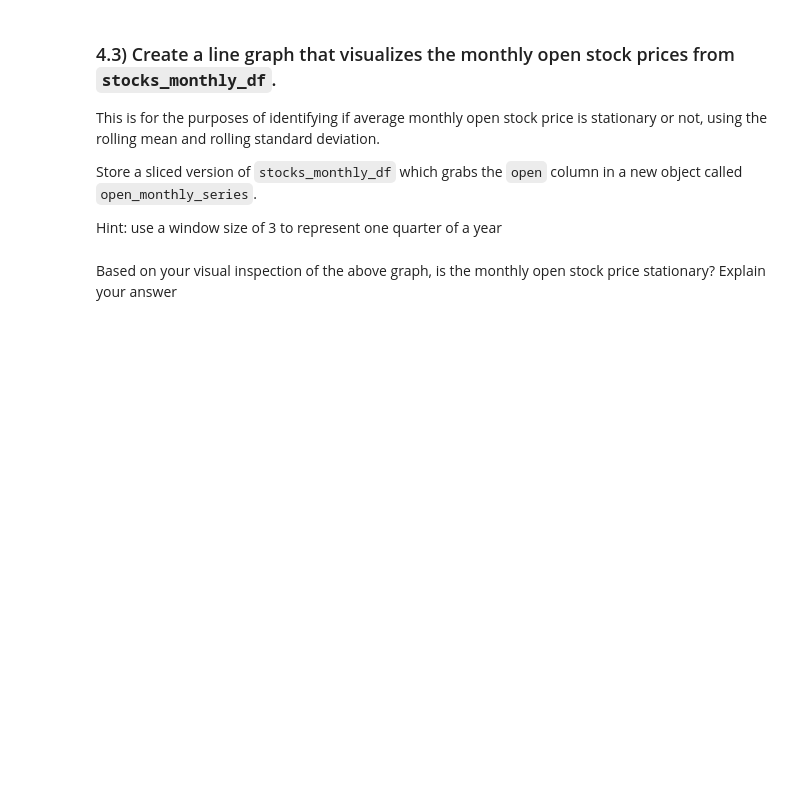
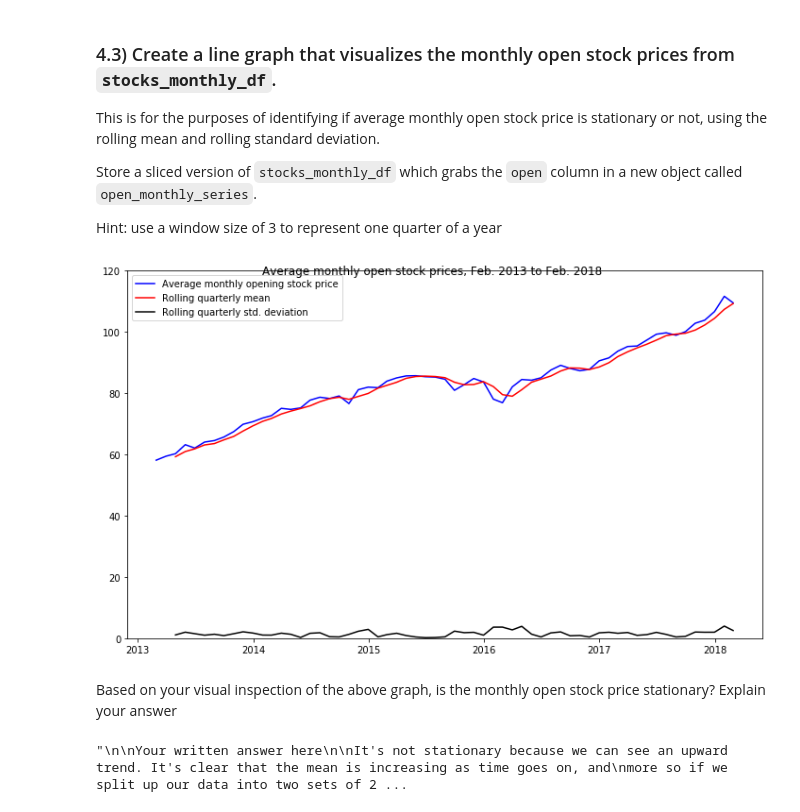
Before and after one commit to learn-co-students/module-4-code-challenge-round-1-nyc-ds-033020-mod-4-code-challenge-1591883766, a Jupyter notebook: index.ipynb, the cells around one changed output. Drawn from its saved outputs; the diff is of its cells as text; code cells hidden in the pictures; blank space fills up the shorter version.

```diff
--- a/index.ipynb
+++ b/index.ipynb
@@ -387,2 +475,5 @@ Be sure that the `date` index of `stocks_df` is in the format: YYYY-MM-DD (shoul
 # %%
 # Your code here
+stocks_df['date'] = pd.to_datetime(stocks_df['date'])
+# %%
+stocks_df.set_index('date',inplace = True)
@@ -392,6 +498,7 @@ Be sure that the `date` index of `stocks_df` is in the format: YYYY-MM-DD (shoul
 Hint: `stocks_monthly_df` should have 61 rows and 4 columns after you perform downsampling.
 # %%
 # Your code here
+stocks_monthly_df = stocks_df.resample('M').mean()
 # %%
 # Run this cell without changes
 stocks_monthly_df.shape
@@ -406,21 +515,23 @@ Hint: use a window size of 3 to represent one quarter of a year
 # %%
 # Replace None with appropriate code
 
-open_monthly_series = None
+open_monthly_series = stocks_monthly_df['open']
 
-roll_mean = None
-roll_std = None
+roll_mean = open_monthly_series.rolling(window = 3).mean()
+roll_std = open_monthly_series.rolling(window = 3).std()
 
 # Note: do not rename the variables otherwise the plot code will not work
 # %%
 # Run this cell without changes
-fig, ax = plt.subplots(figsize=(13, 10))
+fig, ax = plt.subplots(figsize=(10, 6))
 ax.plot(open_monthly_series, color='blue',label='Average monthly opening stock price')
 ax.plot(roll_mean, color='red', label='Rolling quarterly mean')
 ax.plot(roll_std, color='black', label='Rolling quarterly std. deviation')
 ax.set_ylim(0, 120)
 ax.legend()
 fig.suptitle('Average monthly open stock prices, Feb. 2013 to Feb. 2018')
 fig.tight_layout()
+# %% [output]
+[figure, added]
 # %% [markdown]
 Based on your visual inspection of the above graph, is the monthly open stock price stationary? Explain your answer
@@ -432,0 +538,13 @@ Your written answer here
+# %%
+"""
+
+Your written answer here
+
+It's not stationary because we can see an upward trend. It's clear that the mean is increasing as time goes on, and
+more so if we split up our data into two sets of 2013 to 2016 to 2016 to 2018, we would be able to tell the
+mean is different.
+
+Variance and covariances looks okay tho.
+"""
+# %% [output]
+"\n\nYour written answer here\n\nIt's not stationary because we can see an upward trend. It's clear that the mean is increasing as time goes on, and\nmore so if we split up our data into two sets of 2 ...
```
Also changed, not shown: parts of 30 cells of this notebook.
